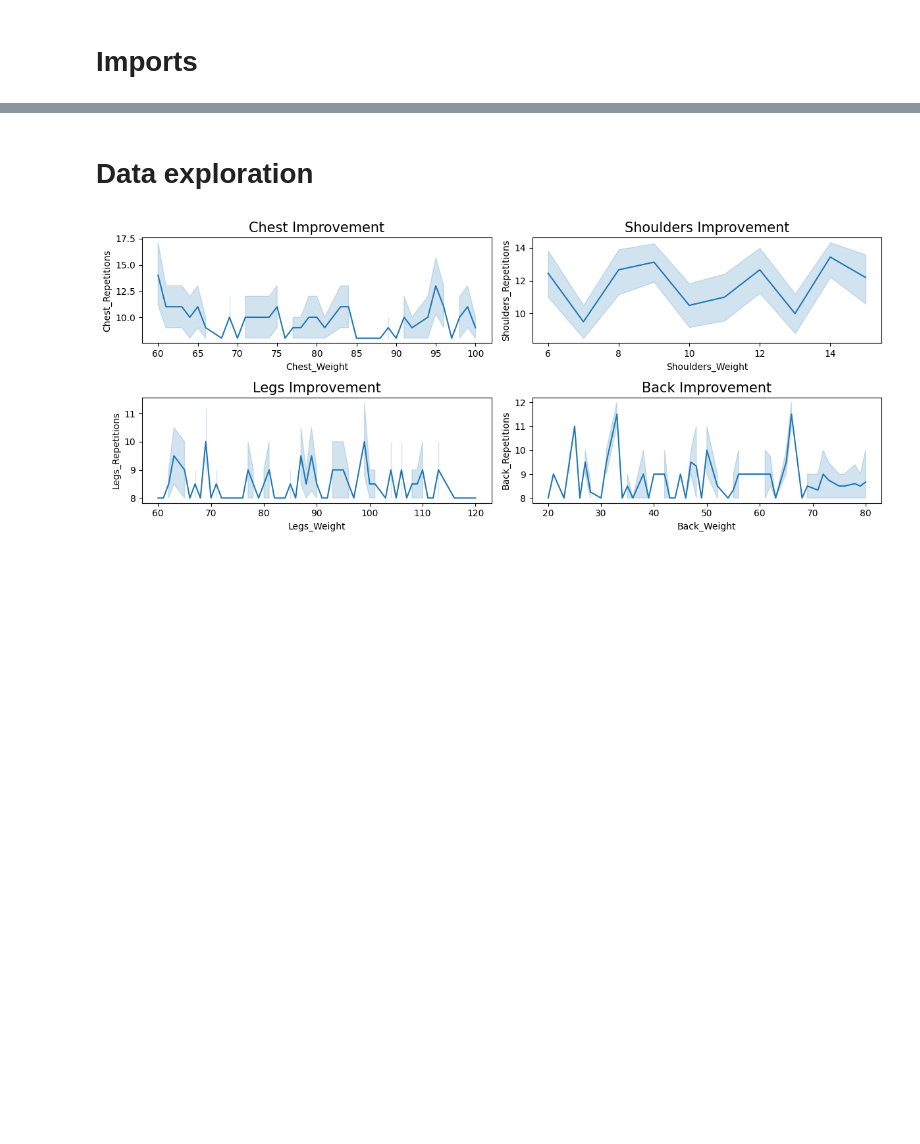
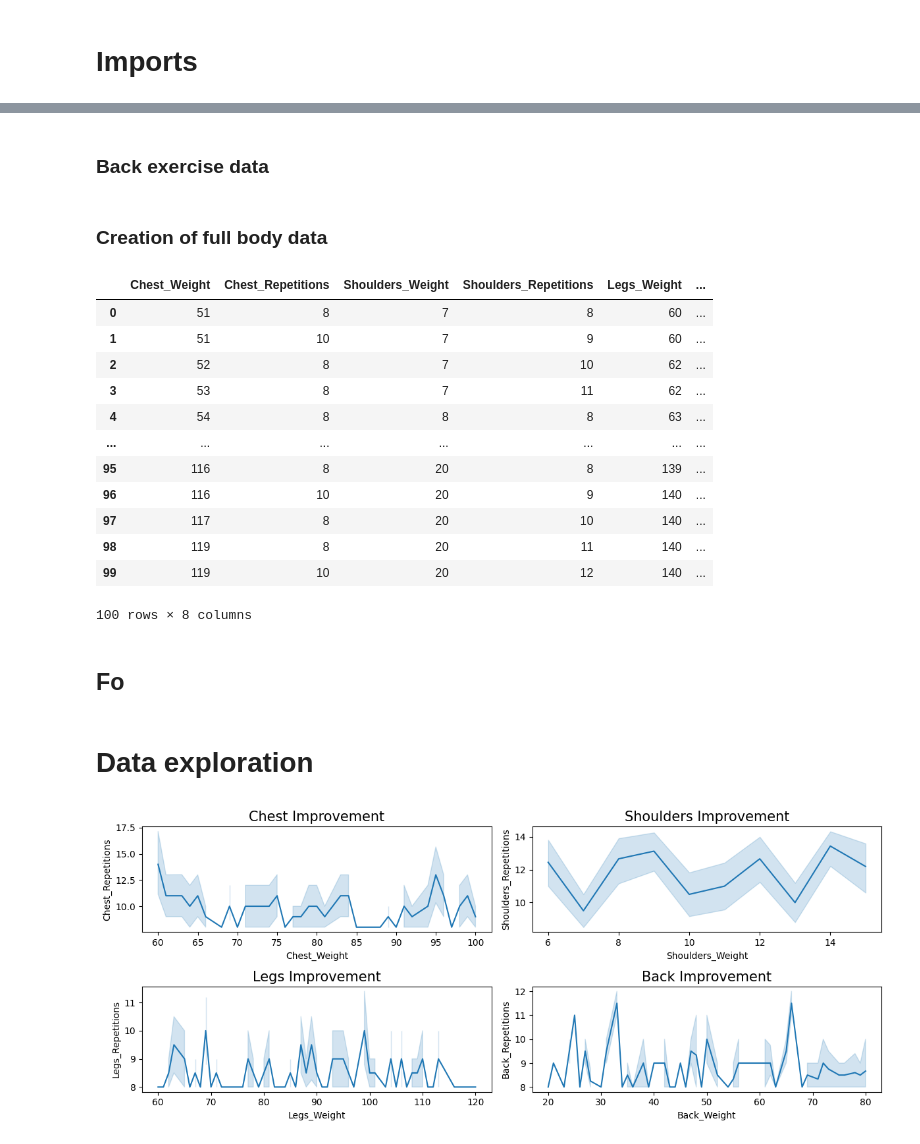
Before and after one commit to Clement733/workout_planner, a Jupyter notebook: data_improvement.ipynb, the cells around one changed output, grey strips where cells are left out. Drawn from its saved outputs; the diff is of its cells as text; code cells hidden in the pictures; blank space fills up the shorter version.

```diff
--- a/data_improvement.ipynb
+++ b/data_improvement.ipynb
@@ -95,0 +225,2 @@ df_improve
+# %% [markdown]
+### Back exercise data
@@ -95,0 +239,2 @@ df_improve
+# %% [markdown]
+### Creation of full body data
@@ -96,2 +243,21 @@ df_improve
+# %%
+df_third_male = pd.concat([df_chest_tm, df_shoulders_tm, df_legs_tm, df_back_tm], axis = 1)
+df_third_male
+# %% [output]
+|  | Chest_Weight | Chest_Repetitions | Shoulders_Weight | Shoulders_Repetitions | Legs_Weight | ... |
+| 0 | 51 | 8 | 7 | 8 | 60 | ... |
+| 1 | 51 | 10 | 7 | 9 | 60 | ... |
+| 2 | 52 | 8 | 7 | 10 | 62 | ... |
+| 3 | 53 | 8 | 7 | 11 | 62 | ... |
+| 4 | 54 | 8 | 8 | 8 | 63 | ... |
+| ... | ... | ... | ... | ... | ... | ... |
+| 95 | 116 | 8 | 20 | 8 | 139 | ... |
+| 96 | 116 | 10 | 20 | 9 | 140 | ... |
+| 97 | 117 | 8 | 20 | 10 | 140 | ... |
+| 98 | 119 | 8 | 20 | 11 | 140 | ... |
+| 99 | 119 | 10 | 20 | 12 | 140 | ... |
+100 rows × 8 columns
+# %% [markdown]
+## Fo
 # %% [markdown]
 # Data exploration
```
Also changed, not shown: parts of 59 cells of this notebook.
